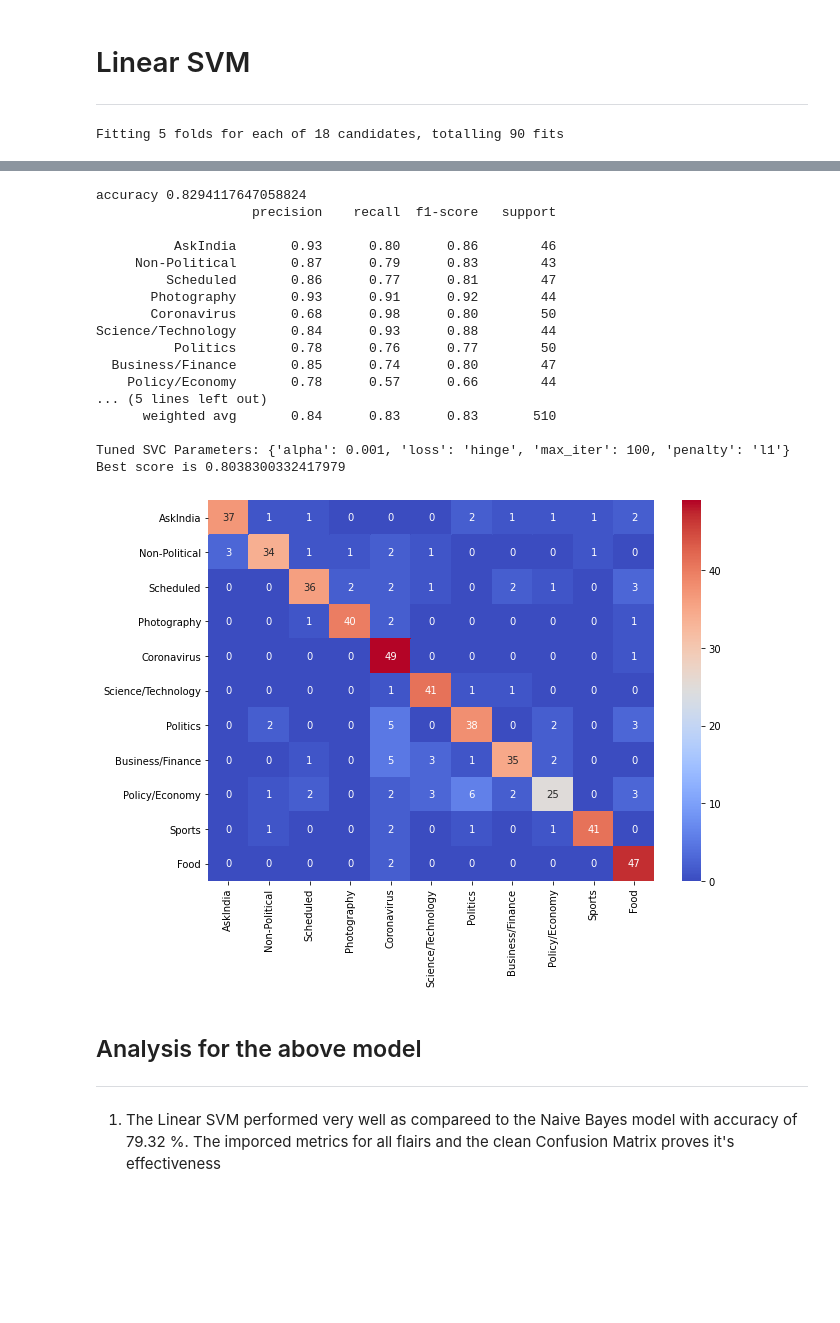
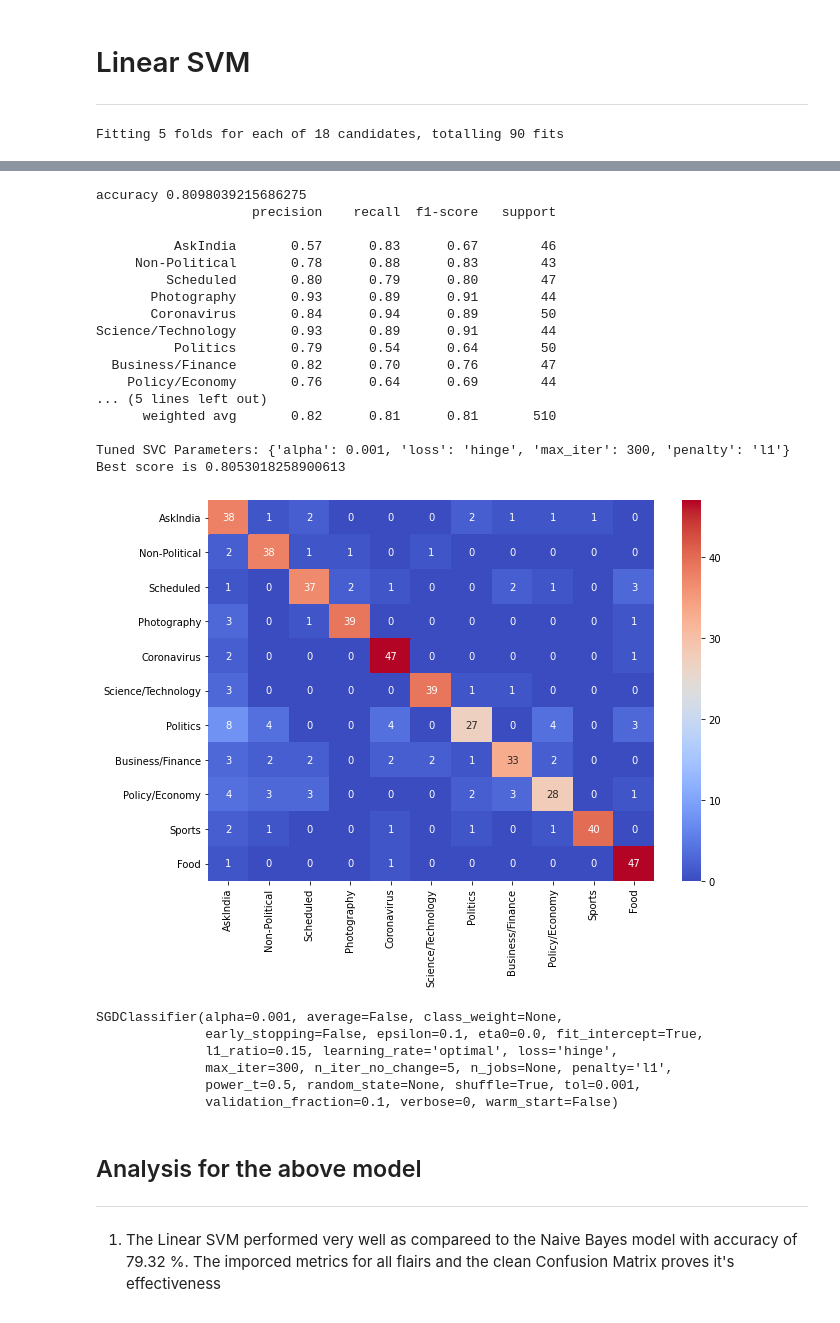
Before and after one commit to anuj2110/REDDIT-FLAIR-DETECTION, a Jupyter notebook: Notebooks/Part 3 Machine Learning.ipynb, the cells around one changed output, grey strips where cells are left out. Cells and saved outputs as stored; diff of their text form; code cells hidden in the pictures; blank space fills up the shorter version.

```diff
--- a/Notebooks/Part 3 Machine Learning.ipynb
+++ b/Notebooks/Part 3 Machine Learning.ipynb
@@ -41,7 +41,7 @@ print(flairs)
 Preprocessing the text data for input to models. Count Vectorizer is used to make a matrix of token counts. Then Tf-idf transformer is used to get the relevance of each word in the text. But sklearn comes with tfidfVectorizer which do both the steps so will be using this. Moreover it will be easy to store and later use it in the web app
 # %%
 tfidfVectorizer = joblib.load('../models/preprocessor.sav')
-X = tfidfVectorizer.fit_transform(features).toarray()
+X = tfidfVectorizer.transform(features).toarray()
 X_train, X_test , y_train, y_test = train_test_split(X, labels , test_size = 0.20,random_state=42,stratify=labels)
 # %% [markdown]
 # Multinomial Naive Bayes
@@ -51,14 +51,17 @@ nb = MultinomialNB()
 nb.fit(X_train,y_train)
 
 y_pred = nb.predict(X_test)
-
-print('accuracy %s' % accuracy_score(y_pred, y_test))
+acc = accuracy_score(y_pred, y_test)
+print('accuracy %s' % acc)
 print(classification_report(y_test, y_pred,target_names=flairs))
 cm = confusion_matrix(y_test,y_pred)
 df_cm = pd.DataFrame(cm, index = [i for i in flairs],
                   columns = [i for i in flairs])
 plt.figure(figsize = (10,7))
 sns.heatmap(df_cm, annot=True,cmap='coolwarm')
+
+best_acc = acc
+best_model = nb
 # %% [output]
 accuracy 0.6725490196078432
                     precision    recall  f1-score   support
@@ -109,10 +111,11 @@ svm_cv = GridSearchCV(svm, param_grid, verbose = 1,n_jobs=8,refit=True)
 svm_cv.fit(X_train, y_train)
 
 
-from sklearn.metrics import classification_report
+
 y_pred = svm_cv.best_estimator_.predict(X_test)
+acc = accuracy_score(y_pred, y_test)
 
-print('accuracy %s' % accuracy_score(y_pred, y_test))
+print('accuracy %s' %acc)
 print(classification_report(y_test, y_pred,target_names=flairs))
 cm = confusion_matrix(y_test,y_pred)
 df_cm = pd.DataFrame(cm, index = [i for i in flairs],
@@ -122,6 +125,10 @@ sns.heatmap(df_cm, annot=True,cmap='coolwarm')
 
 print("Tuned SVC Parameters: {}".format(svm_cv.best_params_))
 print("Best score is {}".format(svm_cv.best_score_))
+
+if best_acc<acc:
+    best_acc = acc
+    best_model = svm_cv.best_estimator_
 # %% [output]
 Fitting 5 folds for each of 18 candidates, totalling 90 fits
 [Parallel(n_jobs=8)]: Using backend LokyBackend with 8 concurrent workers.
@@ -130,21 +137,30 @@ Fitting 5 folds for each of 18 candidates, totalling 90 fits
-accuracy 0.8294117647058824
+accuracy 0.8098039215686275
                     precision    recall  f1-score   support
 
-          AskIndia       0.93      0.80      0.86        46
-     Non-Political       0.87      0.79      0.83        43
-         Scheduled       0.86      0.77      0.81        47
-       Photography       0.93      0.91      0.92        44
-       Coronavirus       0.68      0.98      0.80        50
-Science/Technology       0.84      0.93      0.88        44
-          Politics       0.78      0.76      0.77        50
-  Business/Finance       0.85      0.74      0.80        47
-    Policy/Economy       0.78      0.57      0.66        44
+          AskIndia       0.57      0.83      0.67        46
+     Non-Political       0.78      0.88      0.83        43
+         Scheduled       0.80      0.79      0.80        47
+       Photography       0.93      0.89      0.91        44
+       Coronavirus       0.84      0.94      0.89        50
+Science/Technology       0.93      0.89      0.91        44
+          Politics       0.79      0.54      0.64        50
+  Business/Finance       0.82      0.70      0.76        47
+    Policy/Economy       0.76      0.64      0.69        44
 ... (5 lines left out)
-      weighted avg       0.84      0.83      0.83       510
+      weighted avg       0.82      0.81      0.81       510
 
-Tuned SVC Parameters: {'alpha': 0.001, 'loss': 'hinge', 'max_iter': 100, 'penalty': 'l1'}
-Best score is 0.8038300332417979
+Tuned SVC Parameters: {'alpha': 0.001, 'loss': 'hinge', 'max_iter': 300, 'penalty': 'l1'}
+Best score is 0.8053018258900613
-[figure, old version]
+[figure, new version]
+# %%
+print(best_model)
+# %% [output]
+SGDClassifier(alpha=0.001, average=False, class_weight=None,
+              early_stopping=False, epsilon=0.1, eta0=0.0, fit_intercept=True,
+              l1_ratio=0.15, learning_rate='optimal', loss='hinge',
+              max_iter=300, n_iter_no_change=5, n_jobs=None, penalty='l1',
+              power_t=0.5, random_state=None, shuffle=True, tol=0.001,
+              validation_fraction=0.1, verbose=0, warm_start=False)
 # %% [markdown]
 ## Analysis for the above model
 ---
```
Also changed, not shown: parts of 15 cells of this notebook, 8 other files.
